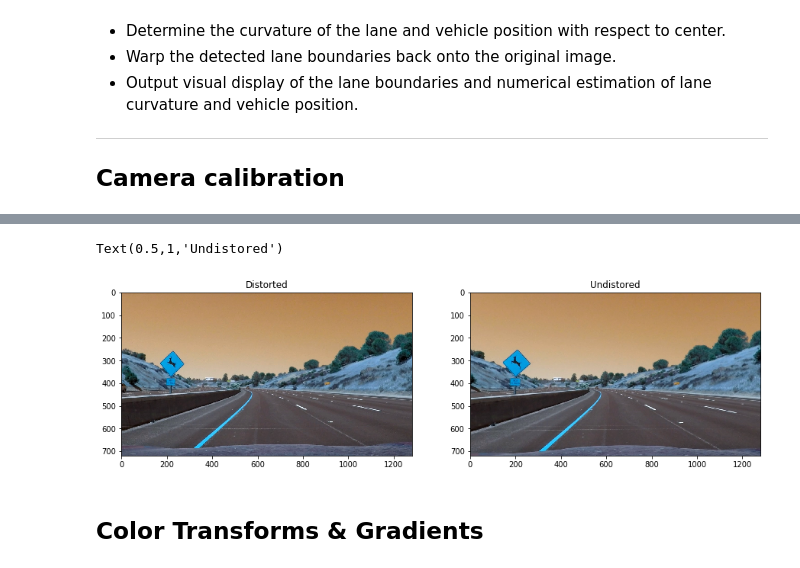
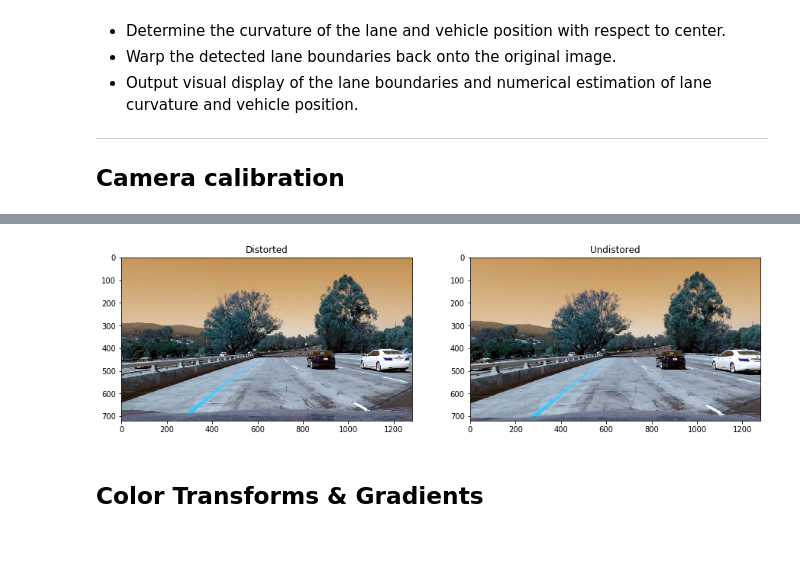
Before and after one commit to ahhuisg/CarND-Advanced-Lane-Lines-Submission, a Jupyter notebook: project.ipynb, the cells around one changed output, grey strips where cells are left out. Drawn from its saved outputs; the diff is of its cells as text; code cells hidden in the pictures.

```diff
--- a/project.ipynb
+++ b/project.ipynb
@@ -54,28 +79,20 @@ cv2.destroyAllWindows()
 # %%
-distored_img = cv2.imread('test_images/test2.jpg')
-
-def undistored_image(distored_img):
-    img_size = (distored_img.shape[1], distored_img.shape[0])
-
-    ret, mtx, dist, rvecs, tvecs = cv2.calibrateCamera(objpoints, imgpoints, img_size, None, None)
-
-    img = cv2.undistort(distored_img, mtx, dist, None, mtx)
-
-    return img
+distored_img = cv2.imread('test_images/test1.jpg')
 
 img = undistored_image(distored_img)
 
-cv2.imwrite('test_images/test2_undistort.jpg',img)
+cv2.imwrite('output_images/test1_undistort.jpg',img)
 
 fig, axes = plt.subplots(ncols=2, figsize=(15,10))
 axes[0].imshow(distored_img)
 axes[0].set_title('Distorted')
 
 axes[1].imshow(img)
 axes[1].set_title('Undistored')
+
+fig.savefig('output_images/display2.png')
 # %% [output]
-Text(0.5,1,'Undistored')
-[figure, old version]
+[figure, new version]
 # %% [markdown]
 ## Color Transforms & Gradients
 # %%
```
Also changed, not shown: parts of 2 cells of this notebook, 9 other files.
